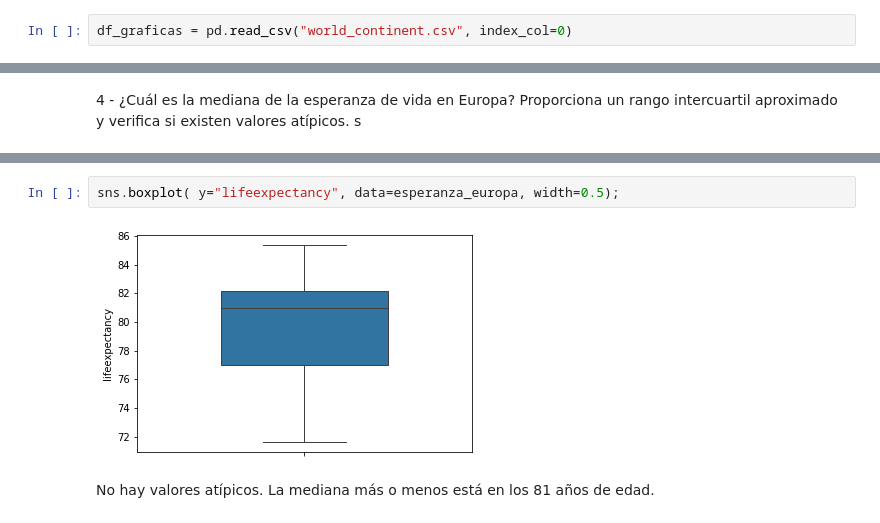
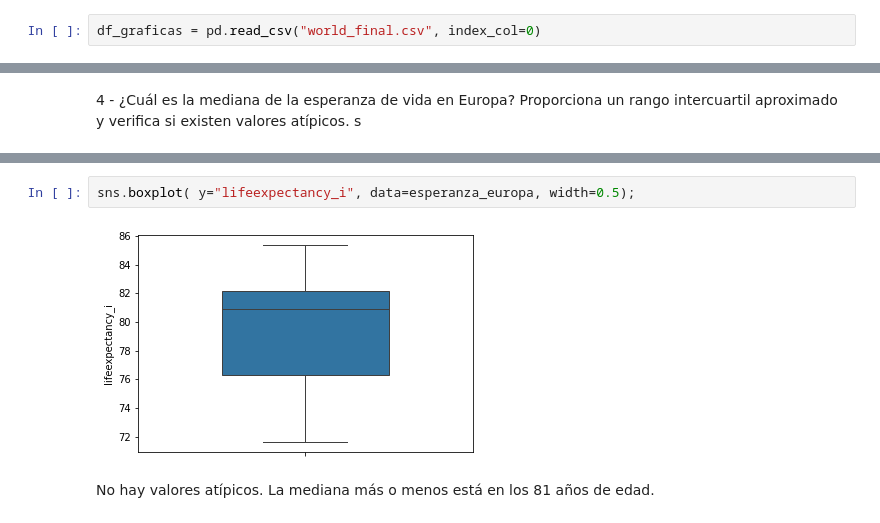
Before and after one commit to clarasdata/adalab-m3-pair-programming-estadistica, a Jupyter notebook: pair_visualizacion.ipynb, the cells around one changed output, grey strips where cells are left out. Drawn from its saved outputs; the diff is of its cells as text.

```diff
--- a/pair_visualizacion.ipynb
+++ b/pair_visualizacion.ipynb
@@ -28,7 +28,7 @@ Requisitos que deben cumplir las gráficas:
 - En los pieplot siempre tenemos que añadir la etiqueta de a que % corresponde cada quesito.
 - En los pieplot el tamaño de los % tiene que ser de 6.
 # %%
-df_graficas = pd.read_csv("world_continent.csv", index_col=0)
+df_graficas = pd.read_csv("world_final.csv", index_col=0)
 # %%
 df_graficas.head()
 # %% [output]
@@ -153,7 +153,7 @@ esperanza_europa
 # %%
-sns.boxplot( y="lifeexpectancy", data=esperanza_europa, width=0.5);
+sns.boxplot( y="lifeexpectancy_i", data=esperanza_europa, width=0.5);
 # %% [output]
-[figure, old version]
+[figure, new version]
 # %% [markdown]
 No hay valores atípicos. La mediana más o menos está en los 81 años de edad.
 # %% [markdown]
```
Also changed, not shown: parts of 23 cells of this notebook.
